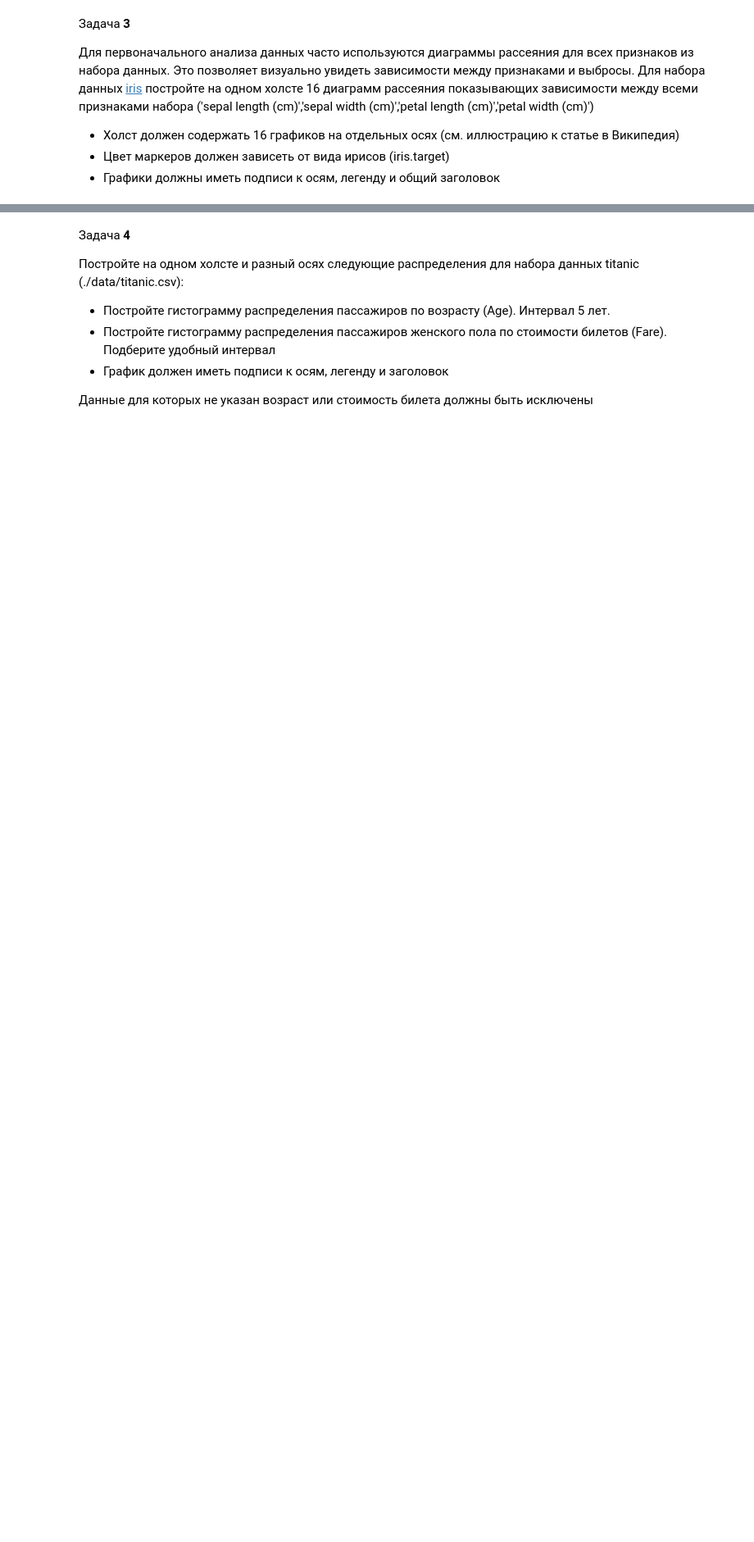
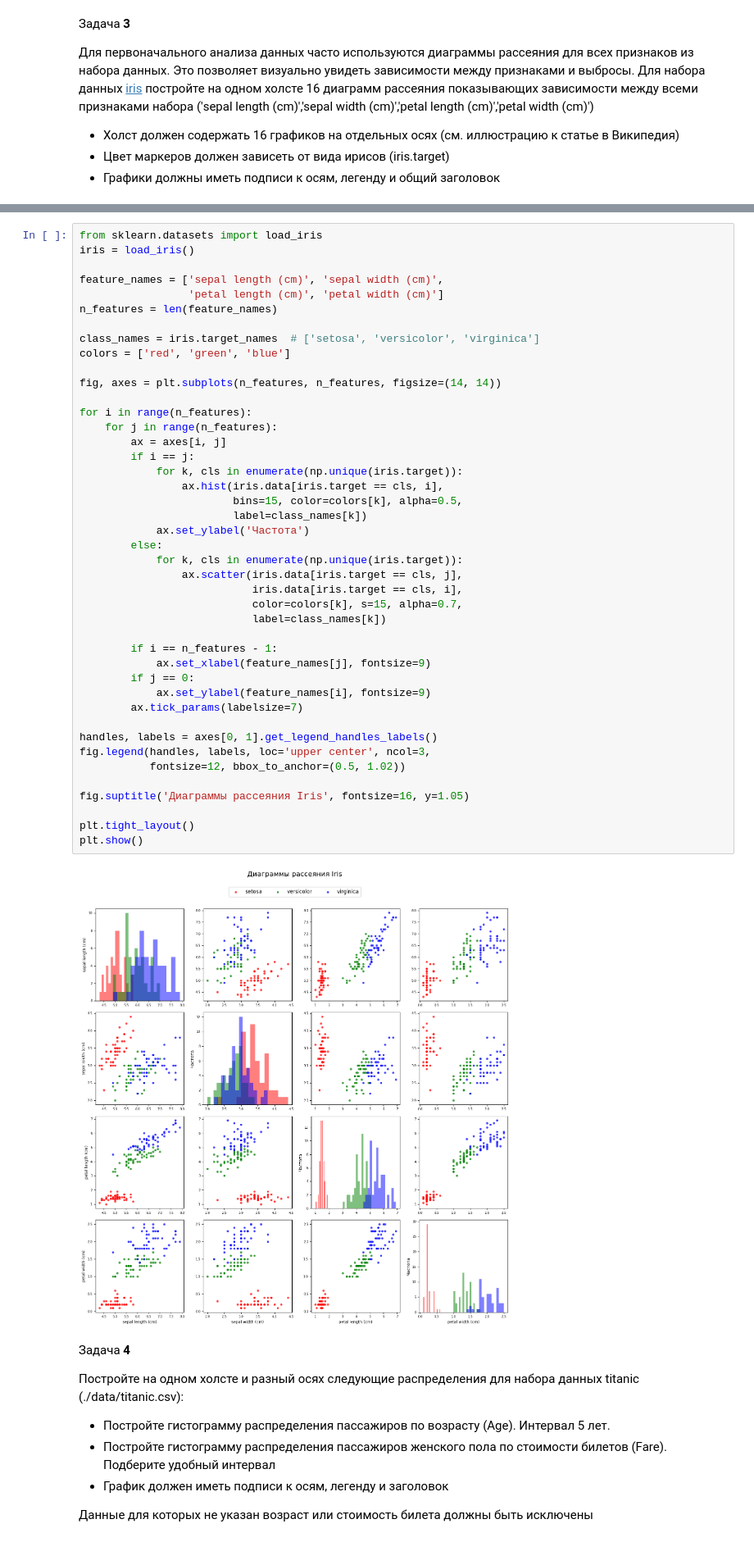
Before and after one commit to Daniil-Rybin/dap-2024, a Jupyter notebook: les05/lab.ipynb, the cells around one changed output, grey strips where cells are left out. Shown at 82% size. Drawn from its saved outputs; the diff is of its cells as text; blank space fills up the shorter version.

```diff
--- a/les05/lab.ipynb
+++ b/les05/lab.ipynb
@@ -110,3 +104,48 @@ iris = load_iris()
+# %%
+from sklearn.datasets import load_iris
+iris = load_iris()
+
+feature_names = ['sepal length (cm)', 'sepal width (cm)',
+                 'petal length (cm)', 'petal width (cm)']
+n_features = len(feature_names)
+
+class_names = iris.target_names  # ['setosa', 'versicolor', 'virginica']
+colors = ['red', 'green', 'blue']
+
+fig, axes = plt.subplots(n_features, n_features, figsize=(14, 14))
+
+for i in range(n_features):
+    for j in range(n_features):
+        ax = axes[i, j]
+        if i == j:
+            for k, cls in enumerate(np.unique(iris.target)):
+                ax.hist(iris.data[iris.target == cls, i],
+                        bins=15, color=colors[k], alpha=0.5,
+                        label=class_names[k])
+            ax.set_ylabel('Частота')
+        else:
+            for k, cls in enumerate(np.unique(iris.target)):
+                ax.scatter(iris.data[iris.target == cls, j],
+                           iris.data[iris.target == cls, i],
+                           color=colors[k], s=15, alpha=0.7,
+                           label=class_names[k])
+
+        if i == n_features - 1:
+            ax.set_xlabel(feature_names[j], fontsize=9)
+        if j == 0:
+            ax.set_ylabel(feature_names[i], fontsize=9)
+        ax.tick_params(labelsize=7)
+
+handles, labels = axes[0, 1].get_legend_handles_labels()
+fig.legend(handles, labels, loc='upper center', ncol=3,
+           fontsize=12, bbox_to_anchor=(0.5, 1.02))
+
+fig.suptitle('Диаграммы рассеяния Iris', fontsize=16, y=1.05)
+
+plt.tight_layout()
+plt.show()
+# %% [output]
+[figure, added]
 # %% [markdown]
 Задача **4**
 
```
Also changed, not shown: parts of 5 cells of this notebook.
